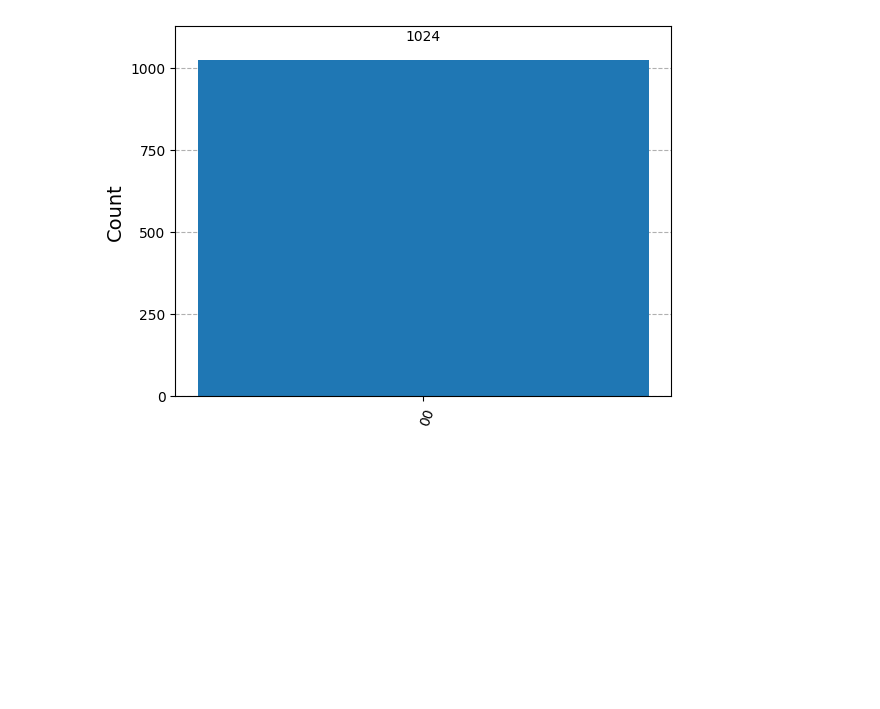
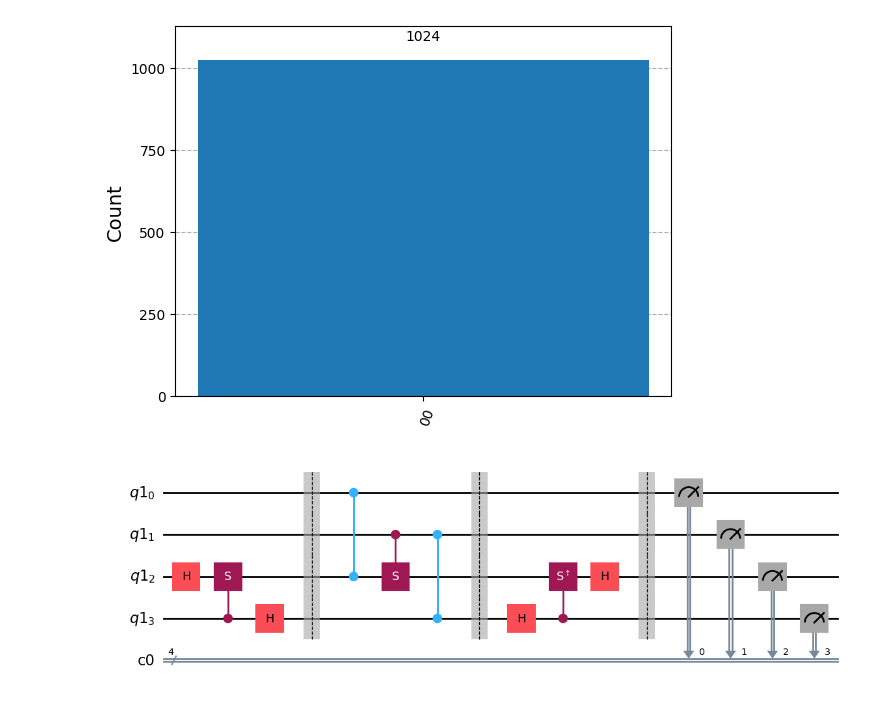
Before and after one commit to csc7/Quantum_Computing, a Jupyter notebook: QAdder_v02.ipynb, the cells around one changed output. Saved outputs shown, nothing was run; the diff lists cells and outputs as text; code cells hidden in the pictures; blank space fills up the shorter version.

Commit message:
Add circuit for QFT adder

```diff
--- a/QAdder_v02.ipynb
+++ b/QAdder_v02.ipynb
@@ -71,3 +71,34 @@ circuit.draw(output='mpl')
 plot_histogram(counts)
 # %% [output]
 [figure]
+# %%
+# QFT as quantum adder
+
+quantum_bits = QuantumRegister(4)
+classical_bits = ClassicalRegister(4)
+
+qft_circuit = QuantumCircuit(quantum_bits, classical_bits)
+
+qft_circuit.h(2)
+qft_circuit.cs(3, 2)
+qft_circuit.h(3)
+qft_circuit.barrier()
+qft_circuit.cz(0, 2)
+qft_circuit.cs(1, 2)
+qft_circuit.cz(1, 3)
+qft_circuit.barrier()
+qft_circuit.h(3)
+qft_circuit.cs(3, 2).inverse()
+qft_circuit.h(2)
+qft_circuit.barrier()
+qft_circuit.measure(0, 0)
+qft_circuit.measure(1, 1)
+qft_circuit.measure(2, 2)
+qft_circuit.measure(3, 3)
+
+
+# Plot circuit
+
+qft_circuit.draw(output='mpl')
+# %% [output]
+[figure, added]
```
